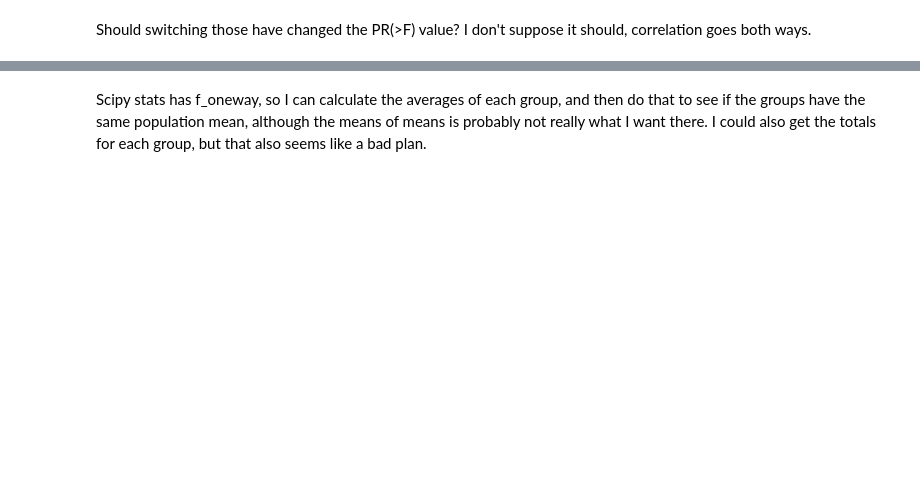
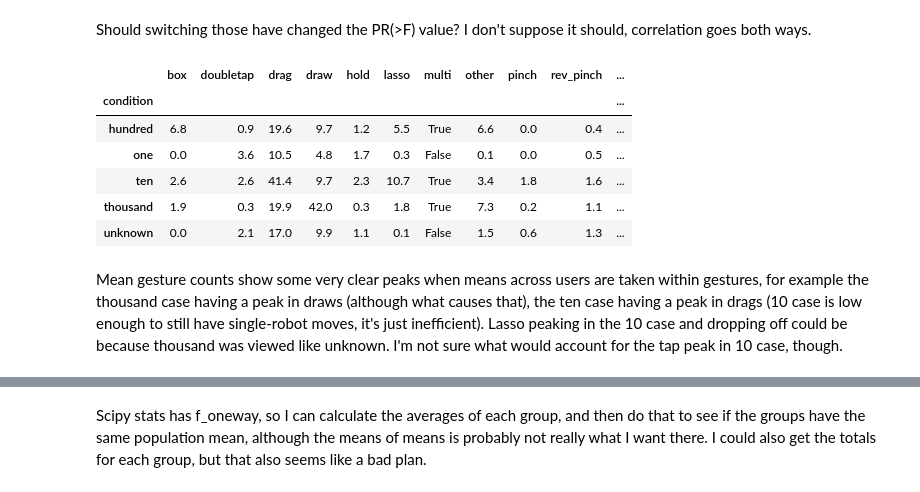
Before and after one commit to ab3nd/TinyRobo, a Jupyter notebook: data/data_analysis.ipynb, the cells around one changed output, grey strips where cells are left out. Cells and saved outputs as stored; diff of their text form; code cells hidden in the pictures; blank space fills up the shorter version.

```diff
--- a/data/data_analysis.ipynb
+++ b/data/data_analysis.ipynb
@@ -254,2 +248,15 @@ table
 # %% [markdown]
 Should switching those have changed the PR(>F) value? I don't suppose it should, correlation goes both ways.
+# %%
+df_means = df.groupby('condition').mean()
+df_means
+# %% [output]
+|  | box | doubletap | drag | draw | hold | lasso | multi | other | pinch | rev_pinch | ... |
+| condition |  |  |  |  |  |  |  |  |  |  | ... |
+| hundred | 6.8 | 0.9 | 19.6 | 9.7 | 1.2 | 5.5 | True | 6.6 | 0.0 | 0.4 | ... |
+| one | 0.0 | 3.6 | 10.5 | 4.8 | 1.7 | 0.3 | False | 0.1 | 0.0 | 0.5 | ... |
+| ten | 2.6 | 2.6 | 41.4 | 9.7 | 2.3 | 10.7 | True | 3.4 | 1.8 | 1.6 | ... |
+| thousand | 1.9 | 0.3 | 19.9 | 42.0 | 0.3 | 1.8 | True | 7.3 | 0.2 | 1.1 | ... |
+| unknown | 0.0 | 2.1 | 17.0 | 9.9 | 1.1 | 0.1 | False | 1.5 | 0.6 | 1.3 | ... |
+# %% [markdown]
+Mean gesture counts show some very clear peaks when means across users are taken within gestures, for example the thousand case having a peak in draws (although what causes that), the ten case having a peak in drags (10 case is low enough to still have single-robot moves, it's just inefficient). Lasso peaking in the 10 case and dropping off could be because thousand was viewed like unknown. I'm not sure what would account for the tap peak in 10 case, though.
```
Also changed, not shown: parts of 70 cells of this notebook, 2 other files.
